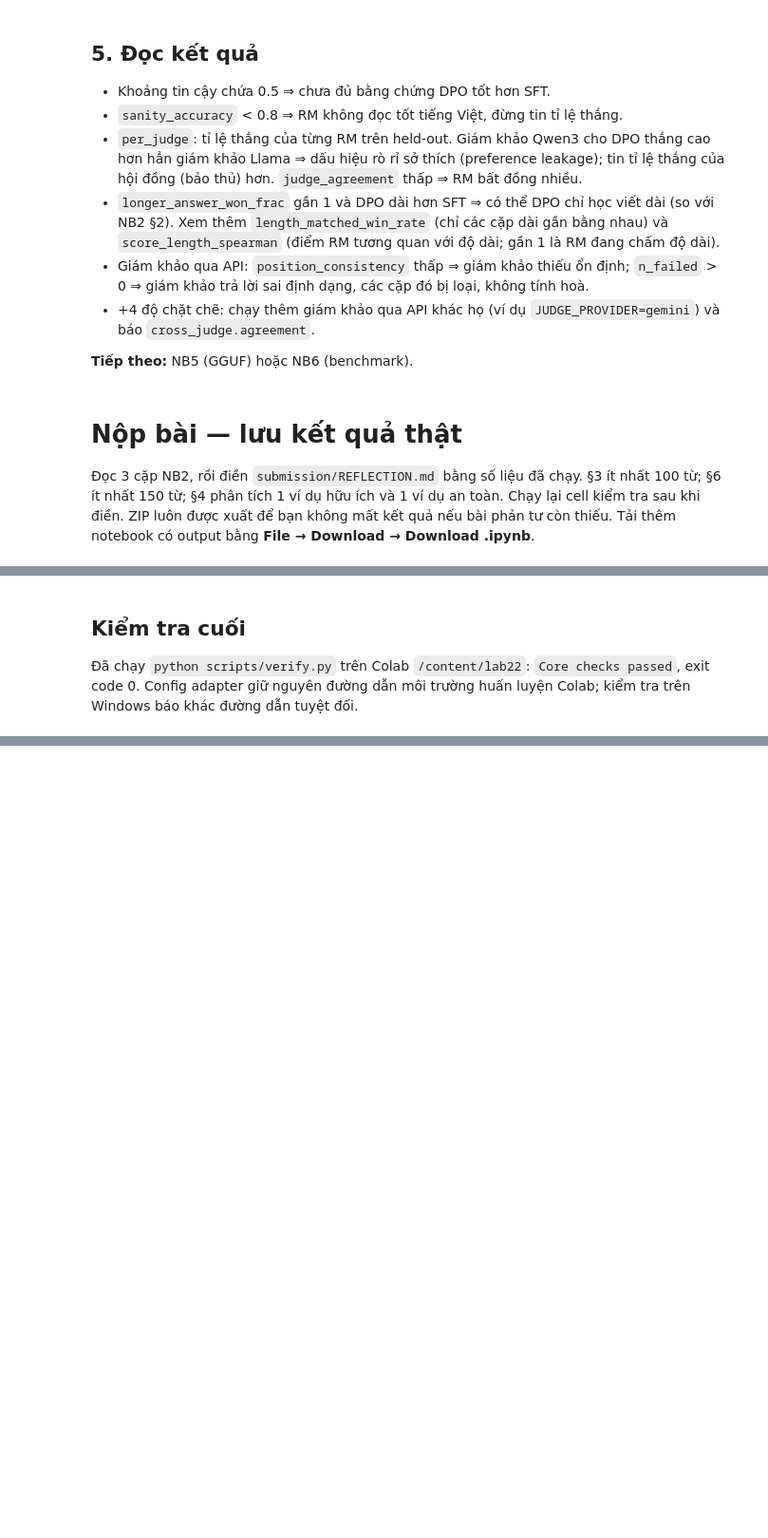
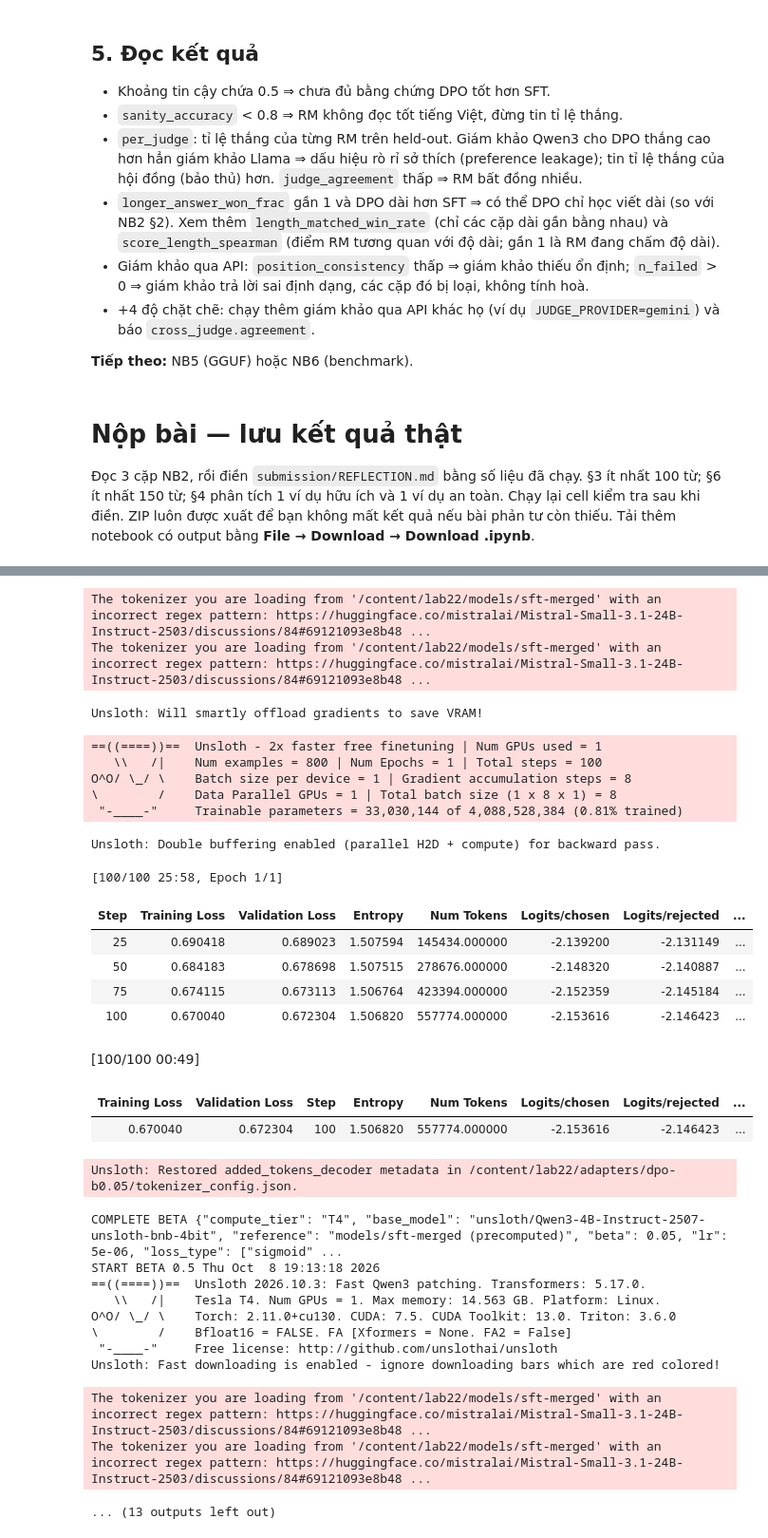
Before and after one commit to cuongwork/K4-L3-Track3-Day22-BuiTienCuong-2A202602539, a Jupyter notebook: colab/Lab22_BuiTienCuong_2A202602539_T4.ipynb, the cells around one changed output, grey strips where cells are left out. Shown at 95% size. Drawn from its saved outputs; the diff is of its cells as text; code cells hidden in the pictures; blank space fills up the shorter version.

```diff
--- a/colab/Lab22_BuiTienCuong_2A202602539_T4.ipynb
+++ b/colab/Lab22_BuiTienCuong_2A202602539_T4.ipynb
@@ -4127,7 +4147,48 @@ files.download(str(bundle))
 /content/Lab22_BuiTienCuong_2A202602539_results.zip
 [interactive output not drawn]
 [interactive output not drawn]
-# %% [markdown]
-## Kiểm tra cuối
-Đã chạy `python scripts/verify.py` trên Colab `/content/lab22`: `Core checks passed`, exit code 0.
-Config adapter giữ nguyên đường dẫn môi trường huấn luyện Colab; kiểm tra trên Windows báo khác đường dẫn tuyệt đối.
+# %%
+# BONUS: beta sweep; preserve the completed core adapter.
+import os, json, time, gc
+from pathlib import Path
+os.chdir('/content/lab22')
+import unsloth, torch
+from datasets import Dataset
+from trl import DPOTrainer
+from lab22 import config as C, modeling as MD, data as D
+for key in ('rm', 'model', 'sft_model', 'dpo_model', 'trainer', 'tokenizer'):
+    globals().pop(key, None)
+gc.collect(); torch.cuda.empty_cache()
+train_bonus = Dataset.from_parquet(str(C.PREF_DIR / 'train.parquet'))
+eval_bonus = Dataset.from_parquet(str(C.PREF_DIR / 'eval.parquet'))
+assert len(train_bonus)==800 and len(eval_bonus)==100
+baseline = json.loads((C.DPO_ADAPTER / 'dpo_metrics.json').read_text())
+base_dir = C.ADAPTERS / 'dpo-b0.10'; base_dir.mkdir(exist_ok=True)
+base_dir.joinpath('dpo_metrics.json').write_text(json.dumps({**baseline, 'source': 'completed NB3 beta=0.1 run'}, indent=2))
+for beta in (0.05, 0.5):
+    output = C.ADAPTERS / f'dpo-b{beta:.2f}'
+    if (output / 'dpo_metrics.json').exists():
+        print('Already complete:', output, flush=True); continue
+    print('START BETA', beta, time.ctime(), flush=True)
+    started=time.monotonic()
+    model, tokenizer = MD.load_model(C.SFT_MERGED)
+    model=MD.add_lora(model)
+    trainer=DPOTrainer(model=model, ref_model=None, args=MD.dpo_config(output.parent / (output.name+'-checkpoints'), beta=beta, per_device_train_batch_size=1, per_device_eval_batch_size=1, precompute_ref_batch_size=1), train_dataset=train_bonus, eval_dataset=eval_bonus, processing_class=tokenizer)
+    result=trainer.train(); ev=trainer.evaluate()
+    output.mkdir(parents=True, exist_ok=True)
+    trainer.model.save_pretrained(str(output)); tokenizer.save_pretrained(str(output))
+    D.save_split_fingerprint(C.PREF_DIR, output)
+    hist=MD.reward_history(trainer.state.log_history); end=hist.iloc[-1]
+    metrics={'compute_tier':C.COMPUTE_TIER,'base_model':C.BASE_MODEL,'reference':'models/sft-merged (precomputed)','beta':beta,'lr':C.DPO_LR,'loss_type':C.DPO_LOSS,'final_train_loss':float(result.training_loss),'end_chosen_reward':float(end['rewards/chosen']),'end_rejected_reward':float(end['rewards/rejected']),'end_reward_gap':float(end['rewards/margins']),'eval_chosen_reward':ev.get('eval_rewards/chosen'),'eval_rejected_reward':ev.get('eval_rewards/rejected'),'eval_reward_gap':ev.get('eval_rewards/margins'),'eval_reward_accuracy':ev.get('eval_rewards/accuracies'),'diagnosis':MD.diagnose(hist)[0],'runtime_seconds':time.monotonic()-started}
+    (output / 'dpo_metrics.json').write_text(json.dumps(metrics,indent=2))
+    (output / 'training_log.json').write_text(json.dumps(trainer.state.log_history,indent=2))
+    print('COMPLETE BETA',json.dumps(metrics),flush=True)
+    del trainer,model,tokenizer; MD.cleanup()
+import matplotlib.pyplot as plt
+rows=sorted([json.loads(p.read_text()) for p in C.ADAPTERS.glob('dpo-b*/dpo_metrics.json')],key=lambda r:r['beta'])
+fig,axes=plt.subplots(1,3,figsize=(15,4))
+for ax,key,title in zip(axes,['eval_reward_gap','eval_reward_accuracy','eval_chosen_reward'],['held-out reward margin','held-out accuracy','held-out chosen reward']):
+    ax.plot([r['beta'] for r in rows],[r[key] for r in rows],'o-'); ax.set_xlabel('beta'); ax.set_title(title)
+fig.tight_layout(); fig.savefig(C.SCREENSHOTS / 'bonus-beta-sweep.png',dpi=120); plt.show()
+print('BETA SWEEP COMPLETE',json.dumps(rows,indent=2))
+# %% [output]
@@ -4133,0 +4202,30 @@ Config adapter giữ nguyên đường dẫn môi trường huấn luyện Colab
+The tokenizer you are loading from '/content/lab22/models/sft-merged' with an incorrect regex pattern: https://huggingface.co/mistralai/Mistral-Small-3.1-24B-Instruct-2503/discussions/84#69121093e8b48 ...
+The tokenizer you are loading from '/content/lab22/models/sft-merged' with an incorrect regex pattern: https://huggingface.co/mistralai/Mistral-Small-3.1-24B-Instruct-2503/discussions/84#69121093e8b48 ...
+Unsloth: Will smartly offload gradients to save VRAM!
+==((====))==  Unsloth - 2x faster free finetuning | Num GPUs used = 1
+   \\   /|    Num examples = 800 | Num Epochs = 1 | Total steps = 100
+O^O/ \_/ \    Batch size per device = 1 | Gradient accumulation steps = 8
+\        /    Data Parallel GPUs = 1 | Total batch size (1 x 8 x 1) = 8
+ "-____-"     Trainable parameters = 33,030,144 of 4,088,528,384 (0.81% trained)
+Unsloth: Double buffering enabled (parallel H2D + compute) for backward pass.
+[100/100 25:58, Epoch 1/1]
+| Step | Training Loss | Validation Loss | Entropy | Num Tokens | Logits/chosen | Logits/rejected | ... |
+| 25 | 0.690418 | 0.689023 | 1.507594 | 145434.000000 | -2.139200 | -2.131149 | ... |
+| 50 | 0.684183 | 0.678698 | 1.507515 | 278676.000000 | -2.148320 | -2.140887 | ... |
+| 75 | 0.674115 | 0.673113 | 1.506764 | 423394.000000 | -2.152359 | -2.145184 | ... |
+| 100 | 0.670040 | 0.672304 | 1.506820 | 557774.000000 | -2.153616 | -2.146423 | ... |
+[100/100 00:49]
+| Training Loss | Validation Loss | Step | Entropy | Num Tokens | Logits/chosen | Logits/rejected | ... |
+| 0.670040 | 0.672304 | 100 | 1.506820 | 557774.000000 | -2.153616 | -2.146423 | ... |
+Unsloth: Restored added_tokens_decoder metadata in /content/lab22/adapters/dpo-b0.05/tokenizer_config.json.
+COMPLETE BETA {"compute_tier": "T4", "base_model": "unsloth/Qwen3-4B-Instruct-2507-unsloth-bnb-4bit", "reference": "models/sft-merged (precomputed)", "beta": 0.05, "lr": 5e-06, "loss_type": ["sigmoid" ...
+START BETA 0.5 Thu Oct  8 19:13:18 2026
+==((====))==  Unsloth 2026.10.3: Fast Qwen3 patching. Transformers: 5.17.0.
+   \\   /|    Tesla T4. Num GPUs = 1. Max memory: 14.563 GB. Platform: Linux.
+O^O/ \_/ \    Torch: 2.11.0+cu130. CUDA: 7.5. CUDA Toolkit: 13.0. Triton: 3.6.0
+\        /    Bfloat16 = FALSE. FA [Xformers = None. FA2 = False]
+ "-____-"     Free license: http://github.com/unslothai/unsloth
+Unsloth: Fast downloading is enabled - ignore downloading bars which are red colored!
+The tokenizer you are loading from '/content/lab22/models/sft-merged' with an incorrect regex pattern: https://huggingface.co/mistralai/Mistral-Small-3.1-24B-Instruct-2503/discussions/84#69121093e8b48 ...
+The tokenizer you are loading from '/content/lab22/models/sft-merged' with an incorrect regex pattern: https://huggingface.co/mistralai/Mistral-Small-3.1-24B-Instruct-2503/discussions/84#69121093e8b48 ...
+... (13 outputs left out)
```
Also changed, not shown: parts of 7 cells of this notebook, 11 other files.
